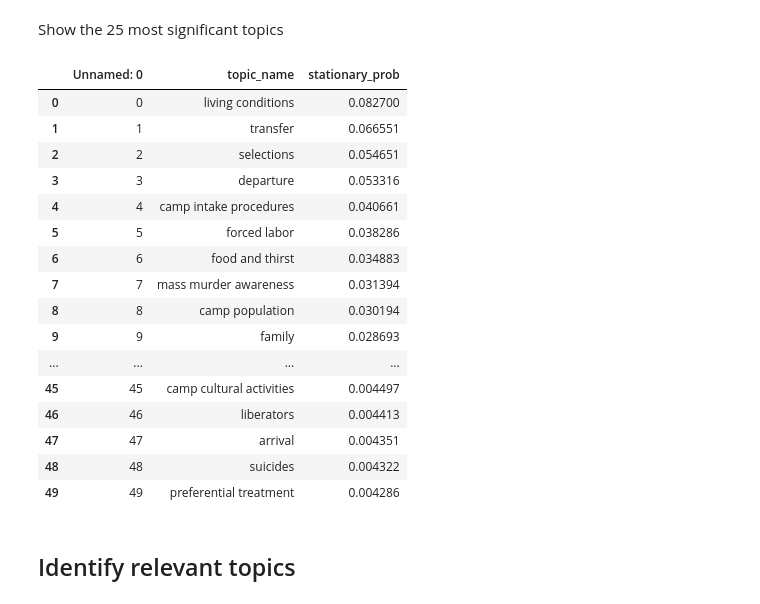
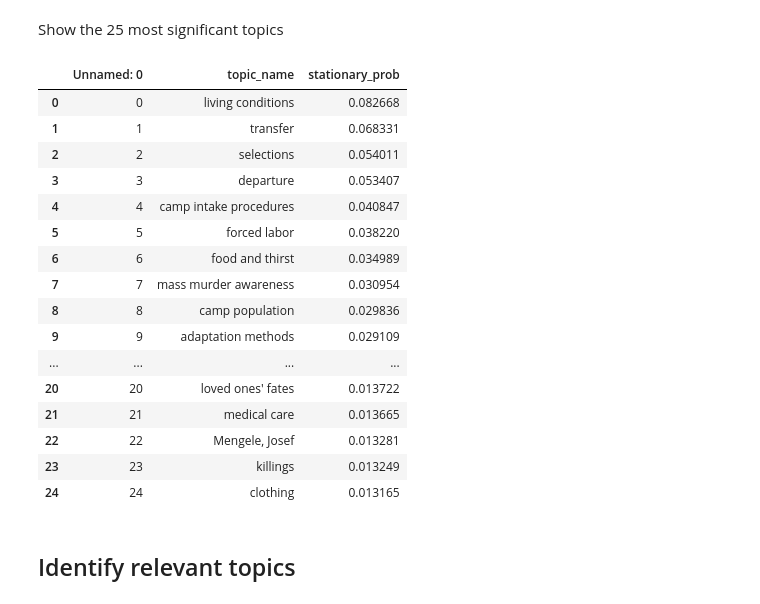
Before and after one commit to toth12/vha_auschwitz_report, a Jupyter notebook: notebooks/1_Significance_Sociability_Solidarity_All_Survivors.ipynb, the cells around one changed output. Saved outputs shown, nothing was run; the diff lists cells and outputs as text; code cells hidden in the pictures.

Commit message:
bootstrapping method updated

```diff
--- a/notebooks/1_Significance_Sociability_Solidarity_All_Survivors.ipynb
+++ b/notebooks/1_Significance_Sociability_Solidarity_All_Survivors.ipynb
@@ -47,25 +33,25 @@ Use the line below for normalization
 # %% [markdown]
 Show the 25 most significant topics
 # %%
-display(p_complete[0:50])
+display(p_complete[0:25])
 # %% [output]
 |  | Unnamed: 0 | topic_name | stationary_prob |
-| 0 | 0 | living conditions | 0.082700 |
-| 1 | 1 | transfer | 0.066551 |
-| 2 | 2 | selections | 0.054651 |
-| 3 | 3 | departure | 0.053316 |
-| 4 | 4 | camp intake procedures | 0.040661 |
-| 5 | 5 | forced labor | 0.038286 |
-| 6 | 6 | food and thirst | 0.034883 |
-| 7 | 7 | mass murder awareness | 0.031394 |
-| 8 | 8 | camp population | 0.030194 |
-| 9 | 9 | family | 0.028693 |
+| 0 | 0 | living conditions | 0.082668 |
+| 1 | 1 | transfer | 0.068331 |
+| 2 | 2 | selections | 0.054011 |
+| 3 | 3 | departure | 0.053407 |
+| 4 | 4 | camp intake procedures | 0.040847 |
+| 5 | 5 | forced labor | 0.038220 |
+| 6 | 6 | food and thirst | 0.034989 |
+| 7 | 7 | mass murder awareness | 0.030954 |
+| 8 | 8 | camp population | 0.029836 |
+| 9 | 9 | adaptation methods | 0.029109 |
 | ... | ... | ... | ... |
-| 45 | 45 | camp cultural activities | 0.004497 |
-| 46 | 46 | liberators | 0.004413 |
-| 47 | 47 | arrival | 0.004351 |
-| 48 | 48 | suicides | 0.004322 |
-| 49 | 49 | preferential treatment | 0.004286 |
+| 20 | 20 | loved ones' fates | 0.013722 |
+| 21 | 21 | medical care | 0.013665 |
+| 22 | 22 | Mengele, Josef | 0.013281 |
+| 23 | 23 | killings | 0.013249 |
+| 24 | 24 | clothing | 0.013165 |
 # %% [markdown]
 ## Identify relevant topics
 # %% [markdown]
```
Also changed, not shown: parts of 41 cells of this notebook, 14 other files.
